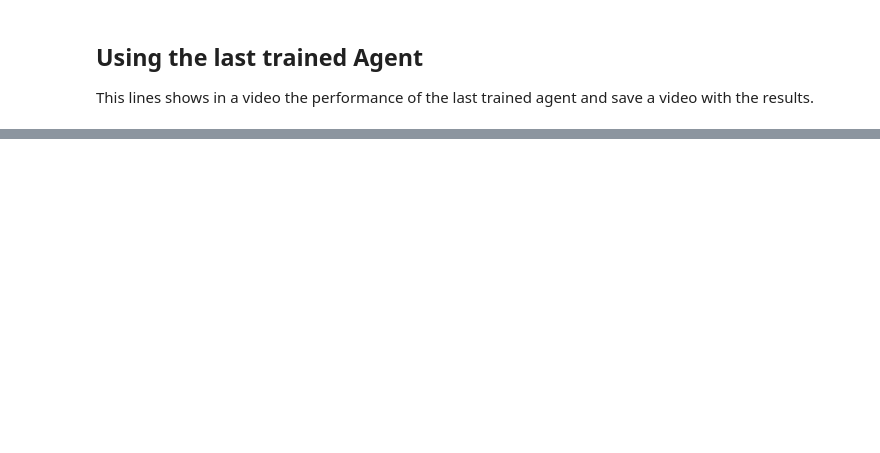
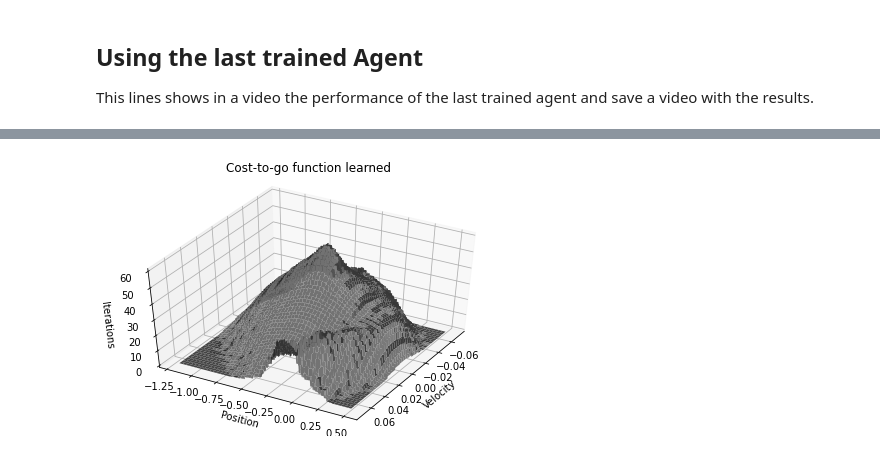
Before and after one commit to MikeS96/rl_openai, a Jupyter notebook: Mountain Car.ipynb, the cells around one changed output, grey strips where cells are left out. Saved outputs shown, nothing was run; the diff lists cells and outputs as text; code cells hidden in the pictures; blank space fills up the shorter version.

```diff
--- a/Mountain Car.ipynb
+++ b/Mountain Car.ipynb
@@ -531,0 +557,30 @@ Episode finished after 161 timesteps
+# %%
+# Resolution
+values = 500
+# Vector of positions
+pos_vals = np.linspace(-1.2, 0.5, num = values)
+# Vector of velocities
+vel_vals = np.linspace(-0.07, 0.07, num = values)
+
+# Z grid values
+av_grid = np.zeros((values, values))
+
+# Compute Action-values for each pos - vel pair
+for ix in range(len(pos_vals)):
+    for iy in range(len(vel_vals)):
+        av_grid[ix][iy] = -1 * agent.return_action_value([pos_vals[ix], vel_vals[iy]])
+# %%
+# Plot the 3D surface
+fig = plt.figure()
+ax = fig.add_subplot(111, projection='3d')
+Px, Vy = np.meshgrid(pos_vals, vel_vals)
+ax.plot_surface(Vy, Px, av_grid, color = 'gray')
+ax.set_title("Cost-to-go function learned", y = 1.1)
+ax.set_xlabel('Velocity')
+ax.set_ylabel('Position')
+ax.set_zlabel('Iterations')
+ax.view_init(45, azim=30)
+plt.tight_layout()
+plt.show()
+# %% [output]
+[figure, added]
```
Also changed, not shown: parts of 7 cells of this notebook.
